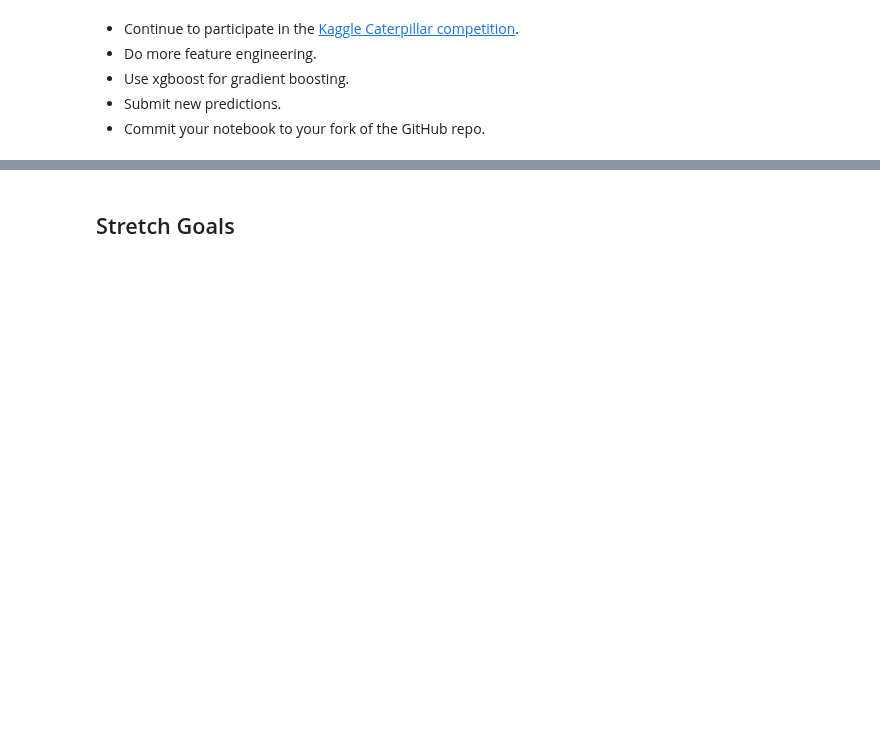
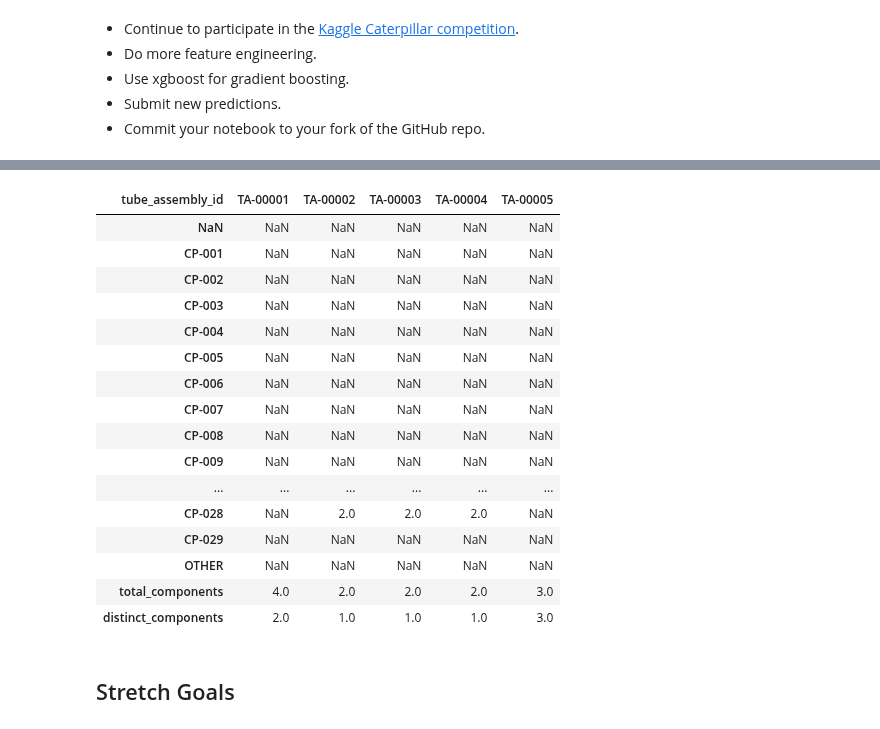
Before and after one commit to LambdaSchool/DEPRECATED-DS-Unit-2-Applied-Modeling, a Jupyter notebook: module2-gradient-boosting/Gradient Boosting Assignment Notebook.ipynb, the cells around one changed output, grey strips where cells are left out. Drawn from its saved outputs; the diff is of its cells as text; code cells hidden in the pictures; blank space fills up the shorter version.

```diff
--- a/module2-gradient-boosting/Gradient Boosting Assignment Notebook.ipynb
+++ b/module2-gradient-boosting/Gradient Boosting Assignment Notebook.ipynb
@@ -77,0 +210,6 @@ If you are working on Google Colab, uncomment and run these cells, to download t
+# %%
+for column, quantity in zip(columns[1::], quantities[1::]):
+  materials_wide = materials_wide.add(materials.pivot(index='tube_assembly_id',
+                                                      columns=column,
+                                                      values=quantity),
+                                     fill_value=0)
@@ -78,3 +226,27 @@ If you are working on Google Colab, uncomment and run these cells, to download t
+# %%
+materials_wide['total_components'] = materials_wide.sum(axis=1)
+# %%
+materials_wide['distinct_components'] = (~materials_wide.isnull()).sum(axis=1) - 1
+# %%
+materials_wide.head().T
+# %% [output]
+| tube_assembly_id | TA-00001 | TA-00002 | TA-00003 | TA-00004 | TA-00005 |
+| NaN | NaN | NaN | NaN | NaN | NaN |
+| CP-001 | NaN | NaN | NaN | NaN | NaN |
+| CP-002 | NaN | NaN | NaN | NaN | NaN |
+| CP-003 | NaN | NaN | NaN | NaN | NaN |
+| CP-004 | NaN | NaN | NaN | NaN | NaN |
+| CP-005 | NaN | NaN | NaN | NaN | NaN |
+| CP-006 | NaN | NaN | NaN | NaN | NaN |
+| CP-007 | NaN | NaN | NaN | NaN | NaN |
+| CP-008 | NaN | NaN | NaN | NaN | NaN |
+| CP-009 | NaN | NaN | NaN | NaN | NaN |
+| ... | ... | ... | ... | ... | ... |
+| CP-028 | NaN | 2.0 | 2.0 | 2.0 | NaN |
+| CP-029 | NaN | NaN | NaN | NaN | NaN |
+| OTHER | NaN | NaN | NaN | NaN | NaN |
+| total_components | 4.0 | 2.0 | 2.0 | 2.0 | 3.0 |
+| distinct_components | 2.0 | 1.0 | 1.0 | 1.0 | 3.0 |
 # %% [markdown]
 ## Stretch Goals
 # %% [markdown]
```
Also changed, not shown: parts of 17 cells of this notebook.
